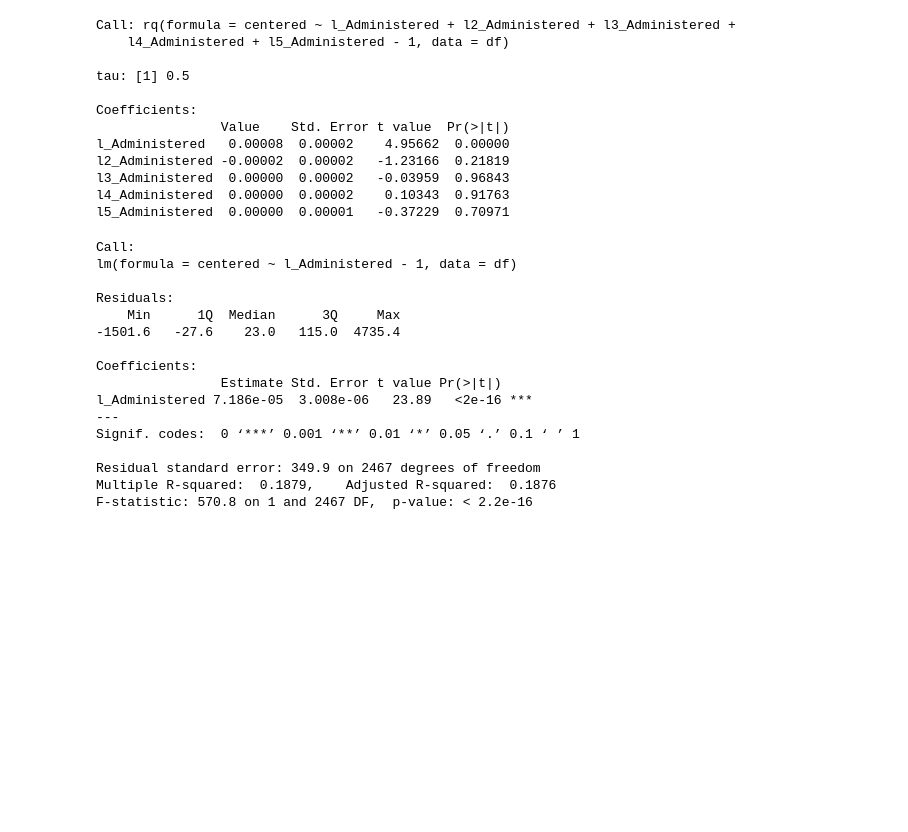
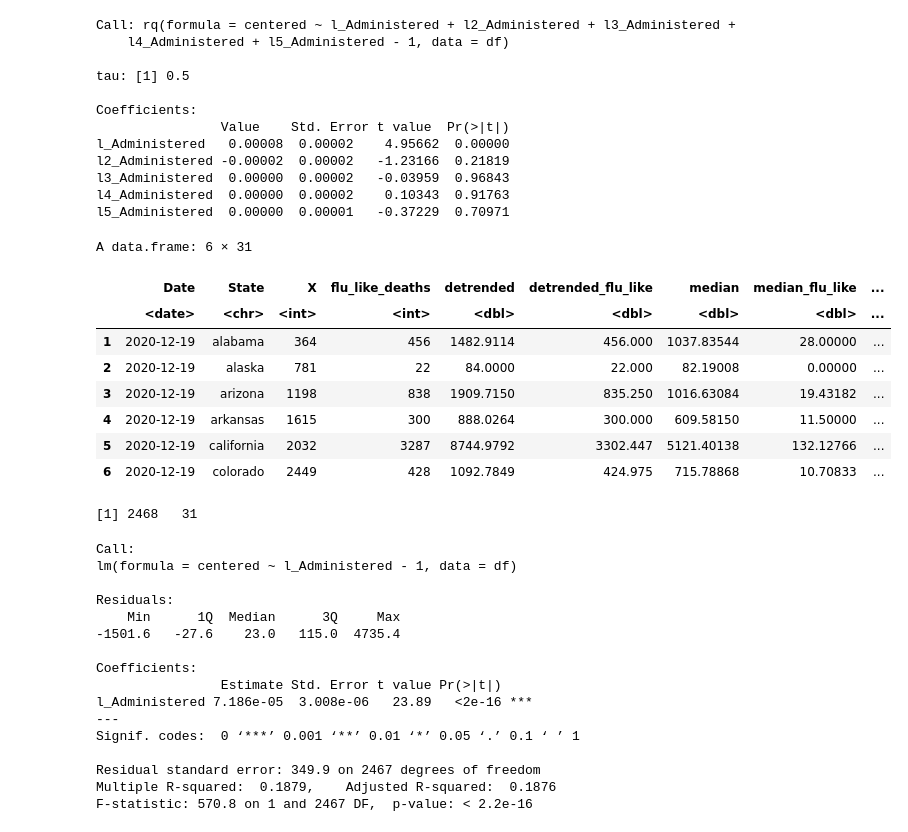
Before and after one commit to matzhaugen/mortality, a Jupyter notebook: notebooks/vacc_vs_deaths.ipynb, the cells around one changed output. Saved outputs shown, nothing was run; the diff lists cells and outputs as text; code cells hidden in the pictures; blank space fills up the shorter version.

```diff
--- a/notebooks/vacc_vs_deaths.ipynb
+++ b/notebooks/vacc_vs_deaths.ipynb
@@ -241,6 +219,21 @@ l2_Administered -0.00002  0.00002   -1.23166  0.21819
 l3_Administered  0.00000  0.00002   -0.03959  0.96843
 l4_Administered  0.00000  0.00002    0.10343  0.91763
 l5_Administered  0.00000  0.00001   -0.37229  0.70971
+# %%
+df$non_flu_like = df$centered - df$centered_flu_like
+head(df)
+dim(df)
+# %% [output]
+A data.frame: 6 × 31
+|  | Date | State | X | flu_like_deaths | detrended | detrended_flu_like | median | median_flu_like | ... |
+|  | <date> | <chr> | <int> | <int> | <dbl> | <dbl> | <dbl> | <dbl> | ... |
+| 1 | 2020-12-19 | alabama | 364 | 456 | 1482.9114 | 456.000 | 1037.83544 | 28.00000 | ... |
+| 2 | 2020-12-19 | alaska | 781 | 22 | 84.0000 | 22.000 | 82.19008 | 0.00000 | ... |
+| 3 | 2020-12-19 | arizona | 1198 | 838 | 1909.7150 | 835.250 | 1016.63084 | 19.43182 | ... |
+| 4 | 2020-12-19 | arkansas | 1615 | 300 | 888.0264 | 300.000 | 609.58150 | 11.50000 | ... |
+| 5 | 2020-12-19 | california | 2032 | 3287 | 8744.9792 | 3302.447 | 5121.40138 | 132.12766 | ... |
+| 6 | 2020-12-19 | colorado | 2449 | 428 | 1092.7849 | 424.975 | 715.78868 | 10.70833 | ... |
+[1] 2468   31
 # %%
 # Pick the best model
 lmfit = lm(centered ~ l_Administered - 1, data=df)
```
Also changed, not shown: parts of 4 cells of this notebook, 2 other files.
